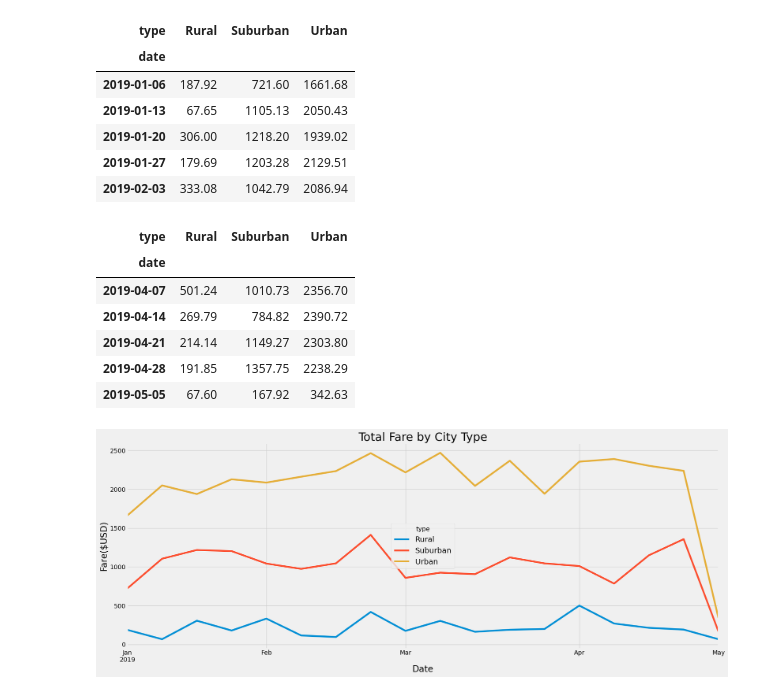
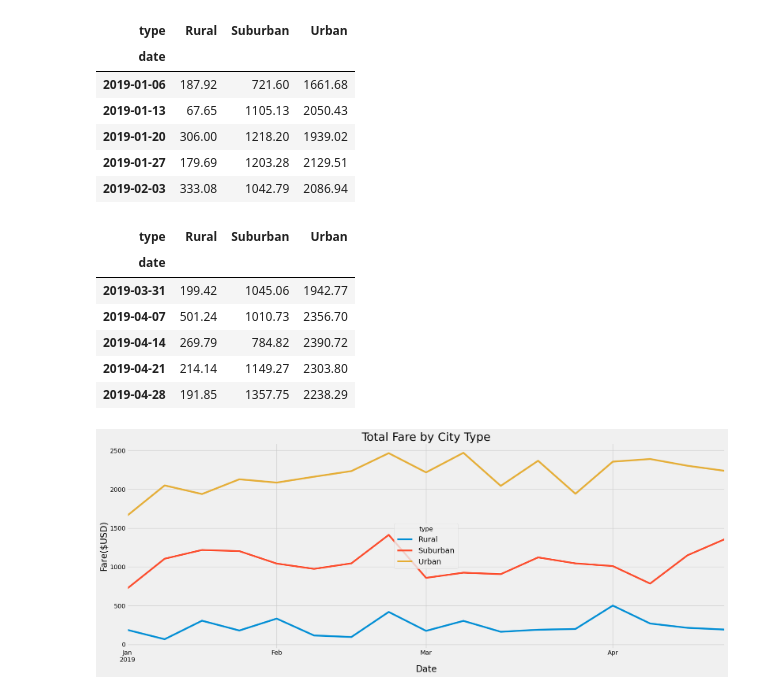
Before and after one commit to fareenamughal/PyBer_Analysis, a Jupyter notebook: PyBer_Challenge.ipynb, the cells around one changed output. Cells and saved outputs as stored; diff of their text form; code cells hidden in the pictures.

```diff
--- a/PyBer_Challenge.ipynb
+++ b/PyBer_Challenge.ipynb
@@ -325,9 +325,9 @@ weekly_fare_pivot.head()
 | 2019-01-04 | 24.88 | 20.69 | 258.14 |
 | 2019-01-05 | NaN | 101.36 | 506.89 |
 # %%
-# 5. Create a new DataFrame from the pivot table DataFrame using loc on the given dates, '2019-01-01':'2019-04-29'.
-weekly_fare_between_2019_01_01_and_2019_04_29 = weekly_fare_pivot.loc['2019-01-01':'2019-04-29']
-weekly_fare_between_2019_01_01_and_2019_04_29
+# 5. Create a new DataFrame from the pivot table DataFrame using loc on the given dates, '2019-01-01':'2019-04-28'.
+weekly_fare_between_2019_01_01_and_2019_04_28 = weekly_fare_pivot.loc['2019-01-01':'2019-04-28']
+weekly_fare_between_2019_01_01_and_2019_04_28
 # %% [output]
 | type | Rural | Suburban | Urban |
 | date |  |  |  |
@@ -346,8 +346,8 @@ weekly_fare_between_2019_01_01_and_2019_04_29
 # %%
 # 6. Set the "date" index to datetime datatype. This is necessary to use the resample() method in Step 8.
 # df.index = pd.to_datetime(df.index)
-weekly_fare_between_2019_01_01_and_2019_04_29.index = pd.to_datetime(weekly_fare_between_2019_01_01_and_2019_04_29.index)
-weekly_fare_between_2019_01_01_and_2019_04_29.index
+weekly_fare_between_2019_01_01_and_2019_04_28.index = pd.to_datetime(weekly_fare_between_2019_01_01_and_2019_04_28.index)
+weekly_fare_between_2019_01_01_and_2019_04_28.index
 # %% [output]
 DatetimeIndex(['2019-01-01', '2019-01-02', '2019-01-03', '2019-01-04',
                '2019-01-05', '2019-01-06', '2019-01-07', '2019-01-08',
@@ -374,8 +374,8 @@ memory usage: 3.7 KB
 # %%
 # 8. Create a new DataFrame using the "resample()" function by week 'W' and get the sum of the fares for each week.
 # resample by week to get sum of fares for each week i.e. find the weekly fare for the period '2019-01-01':'2019-04-29'.
-weekly_fare_between_2019_01_01_and_2019_04_29 = weekly_fare_between_2019_01_01_and_2019_04_29.resample("W").sum()
-weekly_fare_between_2019_01_01_and_2019_04_29.head()
+weekly_fare_between_2019_01_01_and_2019_04_28 = weekly_fare_between_2019_01_01_and_2019_04_28.resample("W").sum()
+weekly_fare_between_2019_01_01_and_2019_04_28.head()
 # %% [output]
 | type | Rural | Suburban | Urban |
 | date |  |  |  |
@@ -397,35 +397,35 @@ weekly_fare_between_2019_01_01_and_2019_04_29.head()
 | 2019-02-03 | 333.08 | 1042.79 | 2086.94 |
 # %%
 # Check or print the closing dates and of the data ie. last Arp 29, 2019 is included in last week of May 5, 2019
-weekly_fare_between_2019_01_01_and_2019_04_29.tail()
+weekly_fare_between_2019_01_01_and_2019_04_28.tail()
 # %% [output]
 | type | Rural | Suburban | Urban |
 | date |  |  |  |
+| 2019-03-31 | 199.42 | 1045.06 | 1942.77 |
 | 2019-04-07 | 501.24 | 1010.73 | 2356.70 |
 | 2019-04-14 | 269.79 | 784.82 | 2390.72 |
 | 2019-04-21 | 214.14 | 1149.27 | 2303.80 |
 | 2019-04-28 | 191.85 | 1357.75 | 2238.29 |
-| 2019-05-05 | 67.60 | 167.92 | 342.63 |
 # %%
 # 8. Using the object-oriented interface method, plot the resample DataFrame using the df.plot() function.
 
 # Import the style from Matplotlib.
 from matplotlib import style
 
 # Use the graph style fivethirtyeight.
 style.use('fivethirtyeight')
 
 # Plotting sum_of_fare_by_weeks per city type uisng the Object-Oriented approach
-ax = weekly_fare_between_2019_01_01_and_2019_04_29.plot(figsize=(20,8))
+ax = weekly_fare_between_2019_01_01_and_2019_04_28.plot(figsize=(20,8))
 
 # Set axis
 ax.set_title("Total Fare by City Type", fontsize = "26")
 ax.set_xlabel("Date", fontsize = "20")
 ax.set_ylabel("Fare($USD)", fontsize = "20")
 ax.grid(True)
 ax.legend(["Rural","Suburban", "Urban", ], title="type", loc="center", fontsize="17", mode="Expanded")
 plt.tight_layout()
-plt.savefig("analysis/PyBer_fare_summary_20190101_20190429.png")
+plt.savefig("analysis/PyBer_fare_summary_20190101_20190428.png")
 plt.show()
 # %% [output]
-[figure, old version]
+[figure, new version]
```
Also changed, not shown: parts of 4 cells of this notebook, 5 other files.
